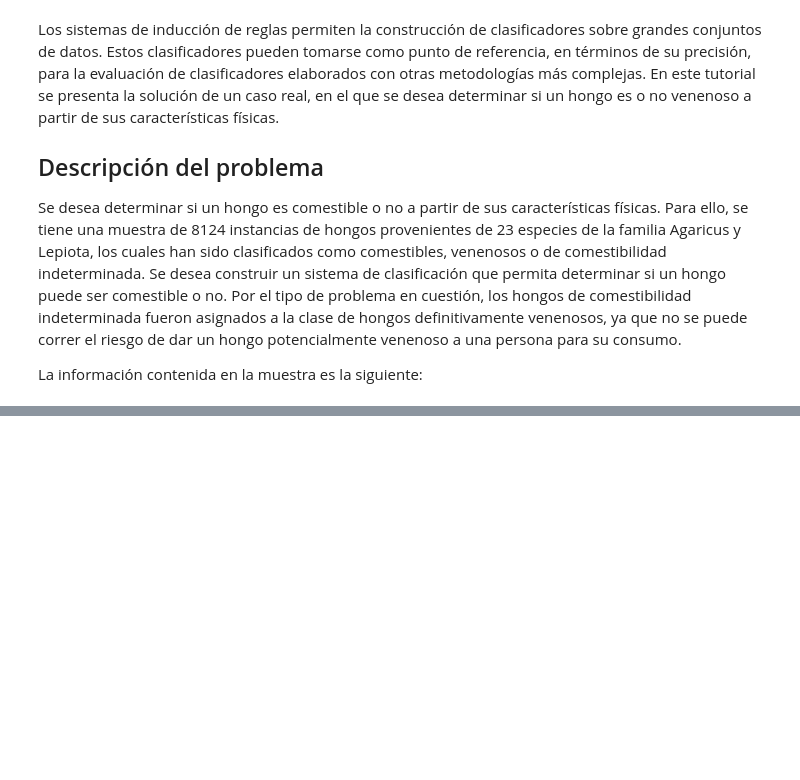
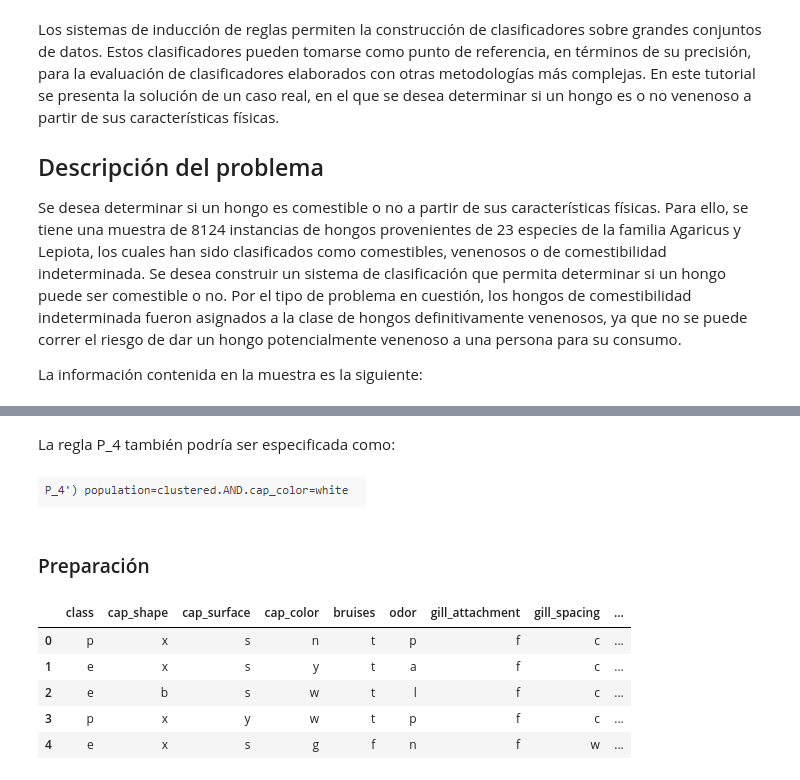
Before and after one commit to oecorrechag/Analitica-predictiva-course, a Jupyter notebook: notebooks/02_seccion/2.0.0 Fundamentos de estadística/2.2.2.Identificación de hongos venenosos usando 1R.ipynb, the cells around one changed output, grey strips where cells are left out. Drawn from its saved outputs; the diff is of its cells as text; code cells hidden in the pictures; blank space fills up the shorter version.

```diff
--- a/notebooks/02_seccion/2.0.0 Fundamentos de estadística/2.2.2.Identificación de hongos venenosos usando 1R.ipynb
+++ b/notebooks/02_seccion/2.0.0 Fundamentos de estadística/2.2.2.Identificación de hongos venenosos usando 1R.ipynb
@@ -32,0 +40,6 @@ https://archive.ics.uci.edu/ml/datasets/mushroom
+# %% [markdown]
+La regla P_4 también podría ser especificada como:
+# %% [markdown]
+![image.png](attachment:image.png)
+# %% [markdown]
+### Preparación
@@ -32,0 +49,33 @@ https://archive.ics.uci.edu/ml/datasets/mushroom
+# %%
+##
+## Leer el archivo.
+##
+
+# URL del dataset
+url = "https://archive.ics.uci.edu/ml/machine-learning-databases/mushroom/agaricus-lepiota.data"
+
+# Nombres de las columnas del dataset
+column_names = [
+    "class", "cap_shape", "cap_surface", "cap_color", "bruises", "odor",
+    "gill_attachment", "gill_spacing", "gill_size", "gill_color", "stalk_shape",
+    "stalk_root", "stalk_surface_above_ring", "stalk_surface_below_ring",
+    "stalk_color_above_ring", "stalk_color_below_ring", "veil_type", "veil_color",
+    "ring_number", "ring_type", "spore_print_color", "population", "habitat"
+]
+
+df = pd.read_csv(
+    url,
+    header=None,       # sin cabecera
+    names=column_names,# lista de nombres de columnas
+    sep = ',',         # separador de campos
+    thousands = None,  # separador de miles para números
+    decimal = '.')     # separador de los decimales para números
+
+df.head()
+# %% [output]
+|  | class | cap_shape | cap_surface | cap_color | bruises | odor | gill_attachment | gill_spacing | ... |
+| 0 | p | x | s | n | t | p | f | c | ... |
+| 1 | e | x | s | y | t | a | f | c | ... |
+| 2 | e | b | s | w | t | l | f | c | ... |
+| 3 | p | x | y | w | t | p | f | c | ... |
+| 4 | e | x | s | g | f | n | f | w | ... |
```
Also changed, not shown: parts of 16 cells of this notebook.
